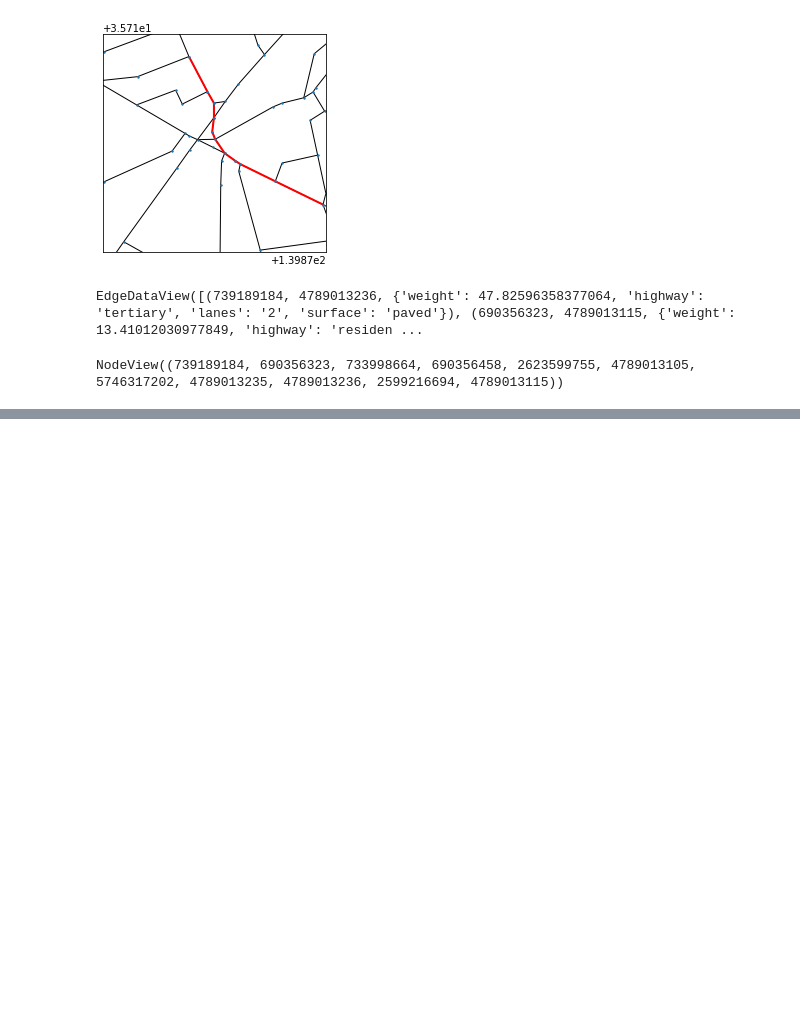
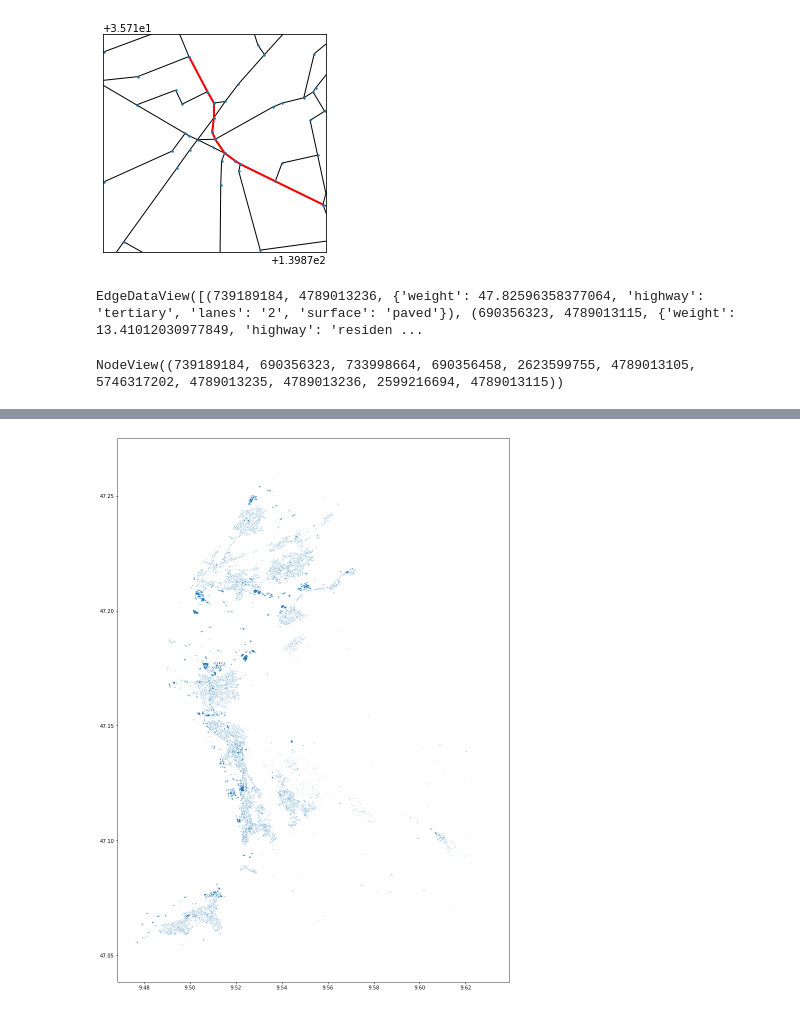
Before and after one commit to GAnagno/Social-Web, a Jupyter notebook: OSM.ipynb, the cells around one changed output, grey strips where cells are left out. Saved outputs shown, nothing was run; the diff lists cells and outputs as text; code cells hidden in the pictures; blank space fills up the shorter version.

```diff
--- a/OSM.ipynb
+++ b/OSM.ipynb
@@ -53,0 +40,9 @@ nx.draw(N, pos=_pos, with_labels=False,
+# %%
+import glob
+import os
+path = 'data\osm'
+all_patches_names = []
+counter = 0
+for filename in glob.glob(os.path.join(path, '*.geojson')):
+    all_patches_names.append(filename)
+    print(filename)
@@ -53,0 +55,3 @@ nx.draw(N, pos=_pos, with_labels=False,
+# %%
+import geopandas as gpd
+patch = gpd.read_file(all_patches_names[0])
@@ -53,0 +79,6 @@ nx.draw(N, pos=_pos, with_labels=False,
+# %%
+plt.rcParams['figure.figsize'] = (20, 20)
+# %%
+ax = patch.plot()
+# %% [output]
+[figure, added]
```
Also changed, not shown: parts of 15 cells of this notebook.
